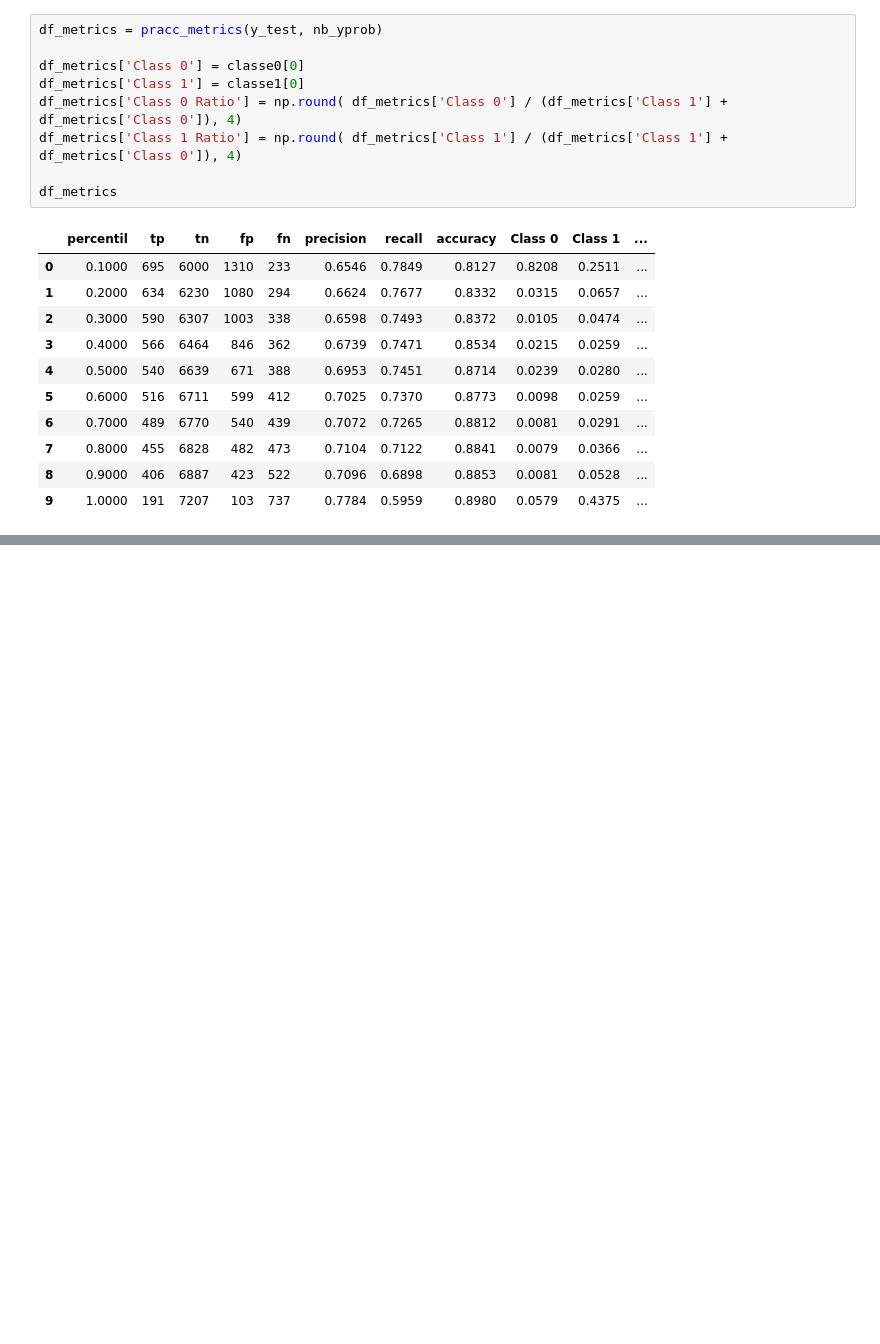
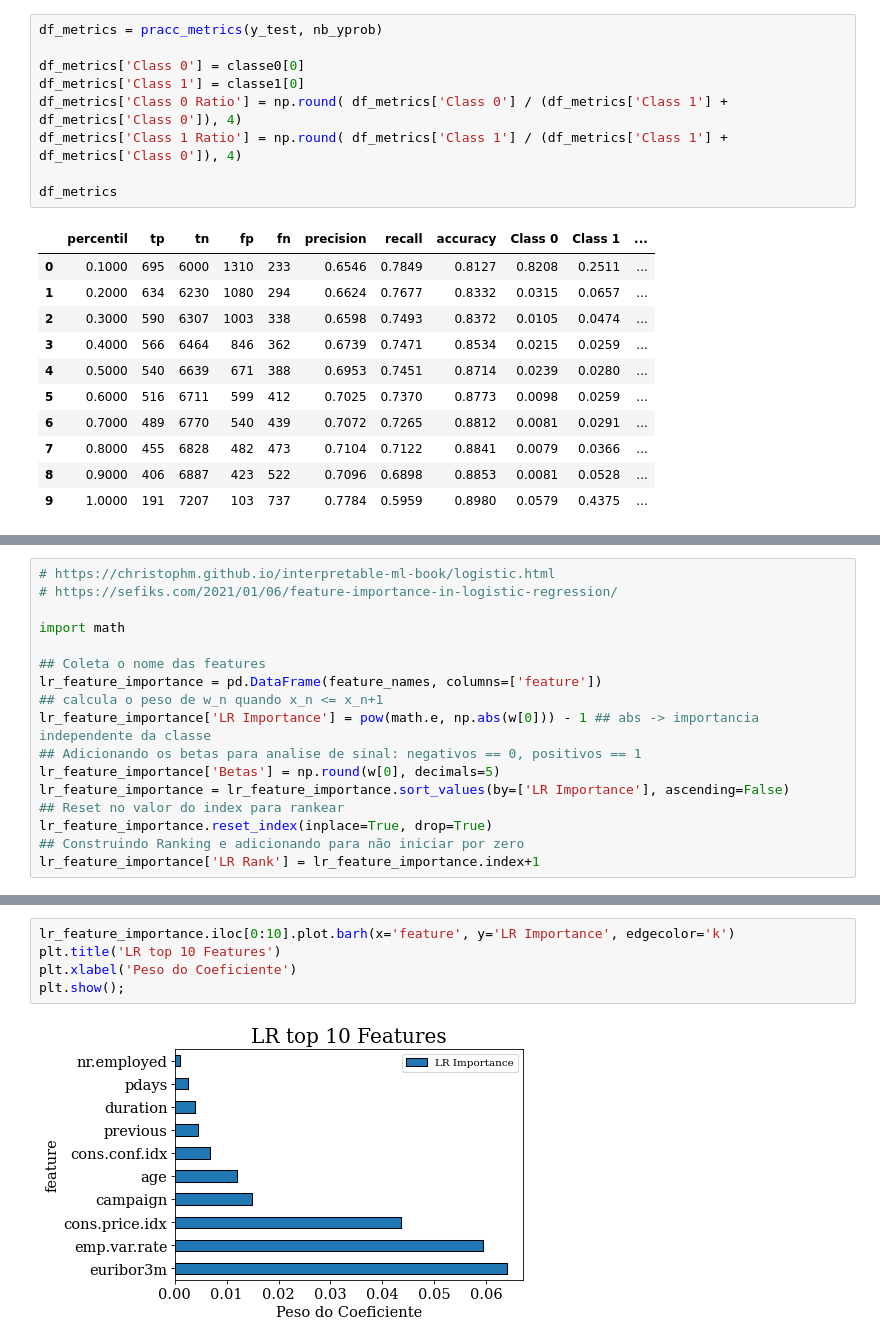
Before and after one commit to colantuono/data-science-python, a Jupyter notebook: classification/BinClass_Modelling_Eval.ipynb, the cells around one changed output, grey strips where cells are left out. Saved outputs shown, nothing was run; the diff lists cells and outputs as text; blank space fills up the shorter version.

```diff
--- a/classification/BinClass_Modelling_Eval.ipynb
+++ b/classification/BinClass_Modelling_Eval.ipynb
@@ -312,0 +606,17 @@ df_metrics
+# %%
+# https://christophm.github.io/interpretable-ml-book/logistic.html
+# https://sefiks.com/2021/01/06/feature-importance-in-logistic-regression/
+
+import math
+
+## Coleta o nome das features
+lr_feature_importance = pd.DataFrame(feature_names, columns=['feature'])
+## calcula o peso de w_n quando x_n <= x_n+1
+lr_feature_importance['LR Importance'] = pow(math.e, np.abs(w[0])) - 1 ## abs -> importancia independente da classe
+## Adicionando os betas para analise de sinal: negativos == 0, positivos == 1
+lr_feature_importance['Betas'] = np.round(w[0], decimals=5)
+lr_feature_importance = lr_feature_importance.sort_values(by=['LR Importance'], ascending=False)
+## Reset no valor do index para rankear
+lr_feature_importance.reset_index(inplace=True, drop=True)
+## Construindo Ranking e adicionando para não iniciar por zero
+lr_feature_importance['LR Rank'] = lr_feature_importance.index+1
@@ -312,0 +637,7 @@ df_metrics
+# %%
+lr_feature_importance.iloc[0:10].plot.barh(x='feature', y='LR Importance', edgecolor='k')
+plt.title('LR top 10 Features')
+plt.xlabel('Peso do Coeficiente')
+plt.show();
+# %% [output]
+[figure, added]
```
Also changed, not shown: parts of 105 cells of this notebook, 1 other file.
